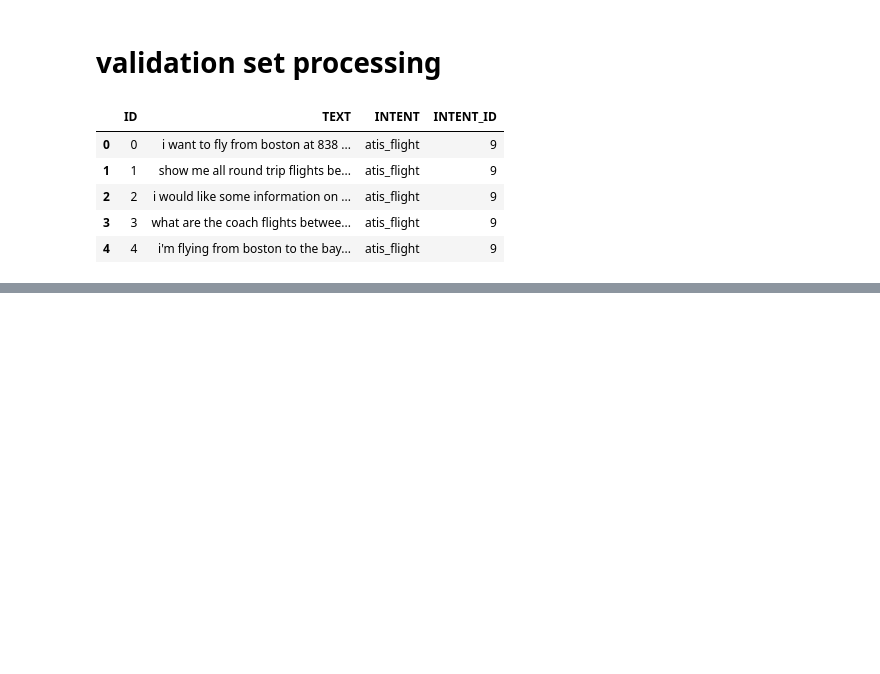
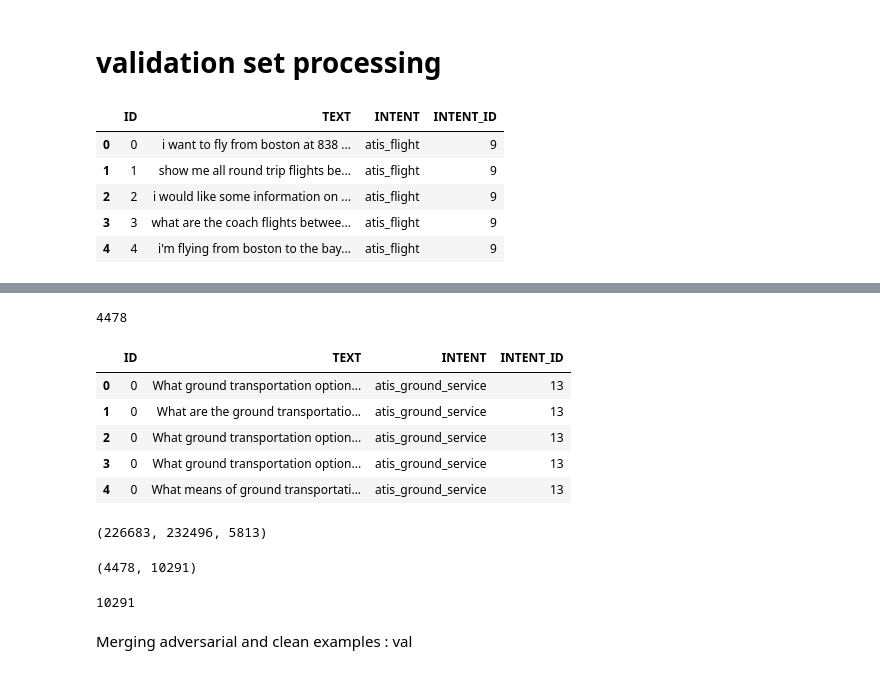
Before and after one commit to abhi-khare/Infinite, a Jupyter notebook: notebook/backtrans_testset_processing.ipynb, the cells around one changed output, grey strips where cells are left out. Saved outputs shown, nothing was run; the diff lists cells and outputs as text; code cells hidden in the pictures; blank space fills up the shorter version.

```diff
--- a/notebook/backtrans_testset_processing.ipynb
+++ b/notebook/backtrans_testset_processing.ipynb
@@ -136,0 +155,14 @@ merged_data.to_csv('../data/ATIS/experiments/AT/back_trans/val.tsv',index=False,
+# %%
+len(orig_train)
+# %% [output]
+4478
+# %%
+aug_train = pd.read_csv('../data/ATIS/experiments/AT/back_trans/train.tsv',sep='\t')
+aug_train.head()
+# %% [output]
+|  | ID | TEXT | INTENT | INTENT_ID |
+| 0 | 0 | What ground transportation option... | atis_ground_service | 13 |
+| 1 | 0 | What are the ground transportatio... | atis_ground_service | 13 |
+| 2 | 0 | What ground transportation option... | atis_ground_service | 13 |
+| 3 | 0 | What ground transportation option... | atis_ground_service | 13 |
+| 4 | 0 | What means of ground transportati... | atis_ground_service | 13 |
@@ -136,0 +171,14 @@ merged_data.to_csv('../data/ATIS/experiments/AT/back_trans/val.tsv',index=False,
+# %%
+len(X_train),len(aug_train), len(X_test)
+# %% [output]
+(226683, 232496, 5813)
+# %%
+final_train = pd.concat([orig_train,X_test])
+len(orig_train),len(final_train)
+# %% [output]
+(4478, 10291)
+# %%
+final_train = final_train.sample(frac=1)
+len(final_train)
+# %% [output]
+10291
@@ -136,0 +187,2 @@ merged_data.to_csv('../data/ATIS/experiments/AT/back_trans/val.tsv',index=False,
+# %% [markdown]
+Merging adversarial and clean examples : val
```
Also changed, not shown: parts of 41 cells of this notebook, 29 other files.
